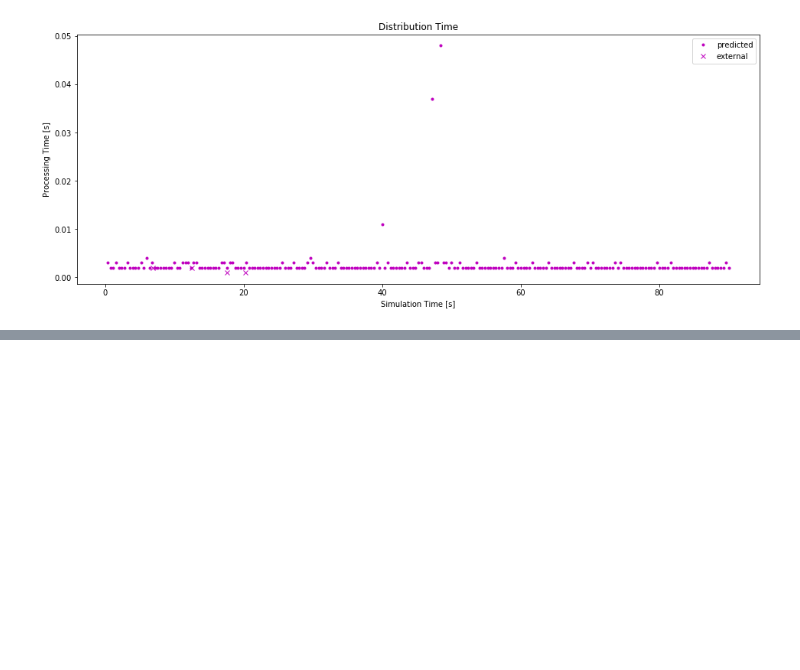
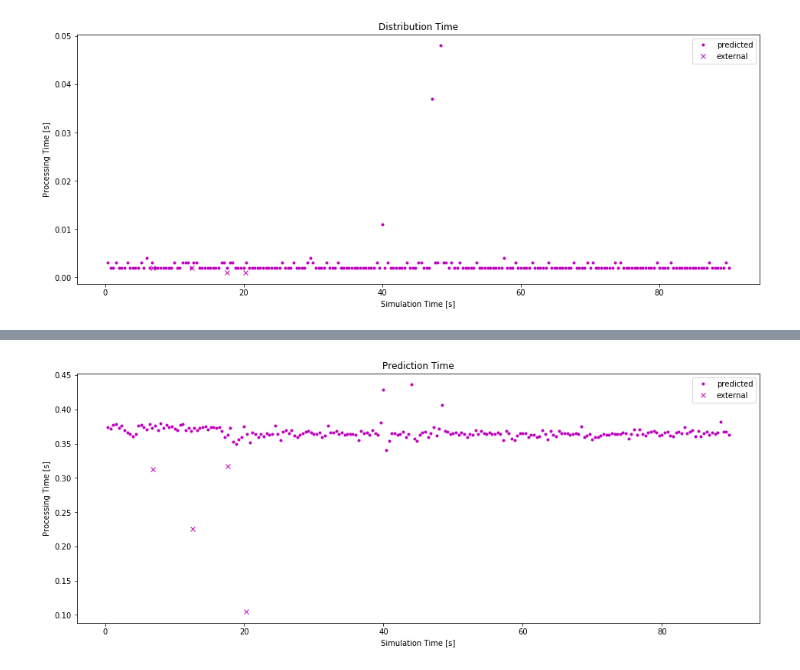
Before and after one commit to AIT-IES/FMITerminalBlock, a Jupyter notebook: scripts/delay-structure-evaluation.ipynb, the cells around one changed output, grey strips where cells are left out. Drawn from its saved outputs; the diff is of its cells as text; code cells hidden in the pictures; blank space fills up the shorter version.

Commit message:
ADD: Prediction time calculation

```diff
--- a/scripts/delay-structure-evaluation.ipynb
+++ b/scripts/delay-structure-evaluation.ipynb
@@ -63,0 +63,16 @@ The histogram of distribution delay values plots as follows
+# %%
+pred_axis_pred = ds.get_triggered_prediction_delay_axis(tds.DataSet.filter_include_predicted)
+pred_axis_ext = ds.get_triggered_prediction_delay_axis(tds.DataSet.filter_include_external)
+# %%
+plt.figure(figsize=(16,6), dpi=72)
+
+plt.plot(pred_axis_pred.get_simulation_time_data(), pred_axis_pred.get_delay(), 'm.', label="predicted")
+plt.plot(pred_axis_ext.get_simulation_time_data(), pred_axis_ext.get_delay(), 'mx', label="external")
+
+plt.ylabel("Processing Time [s]")
+plt.xlabel("Simulation Time [s]")
+plt.title("Prediction Time")
+plt.legend()
+plt.show()
+# %% [output]
+[figure, added]
```
Also changed, not shown: parts of 4 cells of this notebook, 2 other files.
